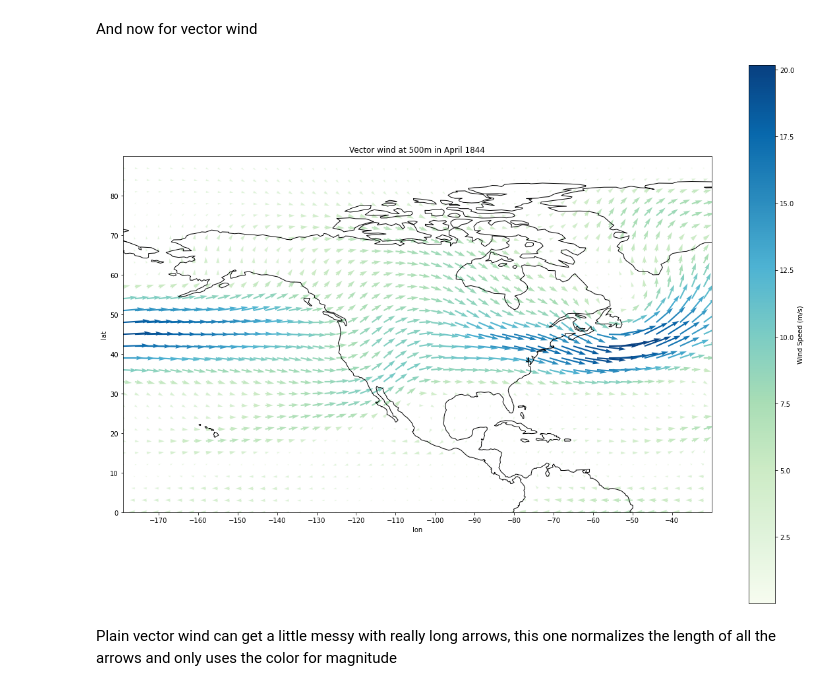
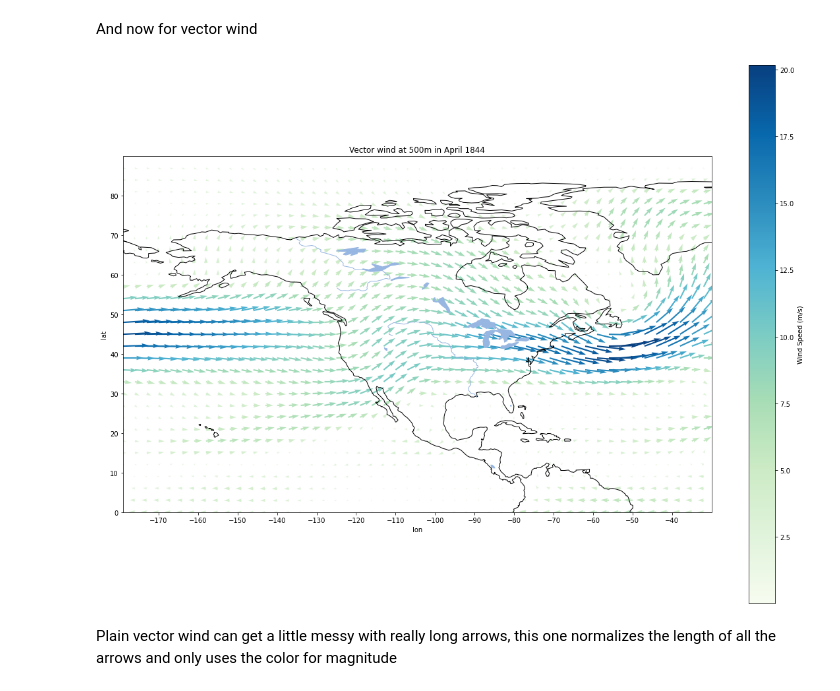
Before and after one commit to bparazin/ESS-Visualization, a Jupyter notebook: Missouri Reanalysis Absolute Visualization.ipynb, the cells around one changed output. Cells and saved outputs as stored; diff of their text form; code cells hidden in the pictures.

```diff
--- a/Missouri Reanalysis Absolute Visualization.ipynb
+++ b/Missouri Reanalysis Absolute Visualization.ipynb
@@ -75,34 +78,36 @@ And now for vector wind
 def plot_vector_data(lon, lat, x_data, y_data, title, scale_title,
                      lon_min = 0, lon_max = 359, lat_min = -90, lat_max = 90, detail=3, v_scale = 400):
     fig = plt.figure(figsize = (20, 15))
     ax = plt.axes(projection = ccrs.PlateCarree(central_longitude = 0))
     ax.coastlines()
+    ax.add_feature(cartopy.feature.LAKES, alpha=1)
+    ax.add_feature(cartopy.feature.RIVERS, alpha=1)
 
     lat1 = em.find_closest_val(lat_min, lat)
     lat2 = em.find_closest_val(lat_max, lat)
 
     ax.set_extent((lon_min, lon_max, lat_min, lat_max))
     ax.set_xticks(lon[math.ceil(lon_min / 10) * 10:lon_max][::10], crs = ccrs.PlateCarree())
     ax.set_yticks(lat[math.ceil(lat1 / 10) * 10:lat2][::10], crs = ccrs.PlateCarree())
     plt.xlabel('lon')
     plt.ylabel('lat')
     plt.title(title)
 
     color = np.hypot(x_data[lat1:lat2, lon_min:lon_max][::detail, ::detail],
                      y_data[lat1:lat2, lon_min:lon_max][::detail, ::detail])
     v_field = plt.quiver(lon[lon_min:lon_max][::detail],
                           lat[lat1:lat2][::detail],
                         x_data[lat1:lat2, lon_min:lon_max][::detail, ::detail],
                         y_data[lat1:lat2, lon_min:lon_max][::detail, ::detail], color, cmap="GnBu", scale = v_scale)
     scalebar = plt.colorbar(v_field)
     scalebar.set_label(scale_title)
 
 
 plot_vector_data(wind_data["lon"], wind_data["lat"], wind_data["nc_vars"]["uwnd"][month_to_show][2],
                  wind_data["nc_vars"]["vwnd"][month_to_show][2], "Vector wind at 500m in April 1844", "Wind Speed (m/s)",
                  lon_start, lon_end, lat_start, lat_end)
 # %% [output]
-[figure, old version]
+[figure, new version]
 # %% [markdown]
 Plain vector wind can get a little messy with really long arrows, this one normalizes the length of all the arrows and only uses the color for magnitude
 # %%
```
Also changed, not shown: parts of 4 cells of this notebook, 1 other file.
